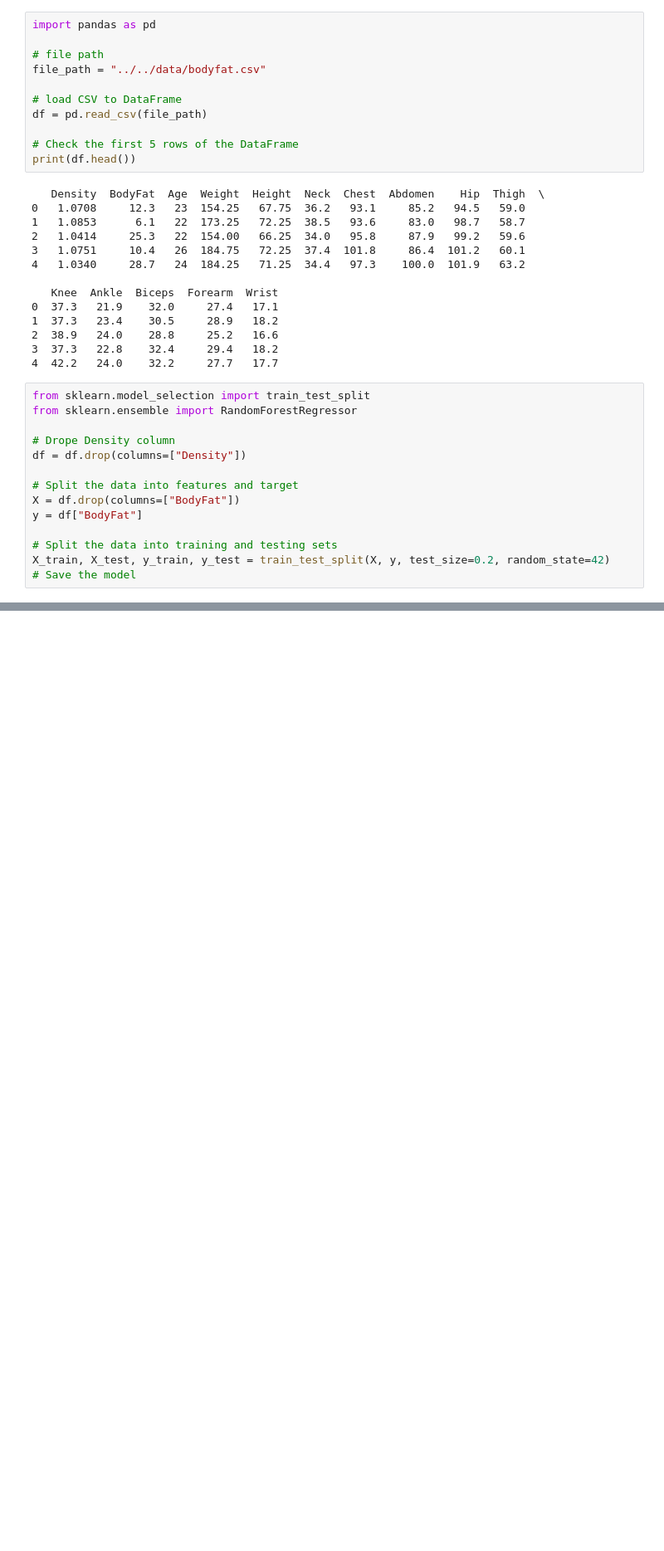
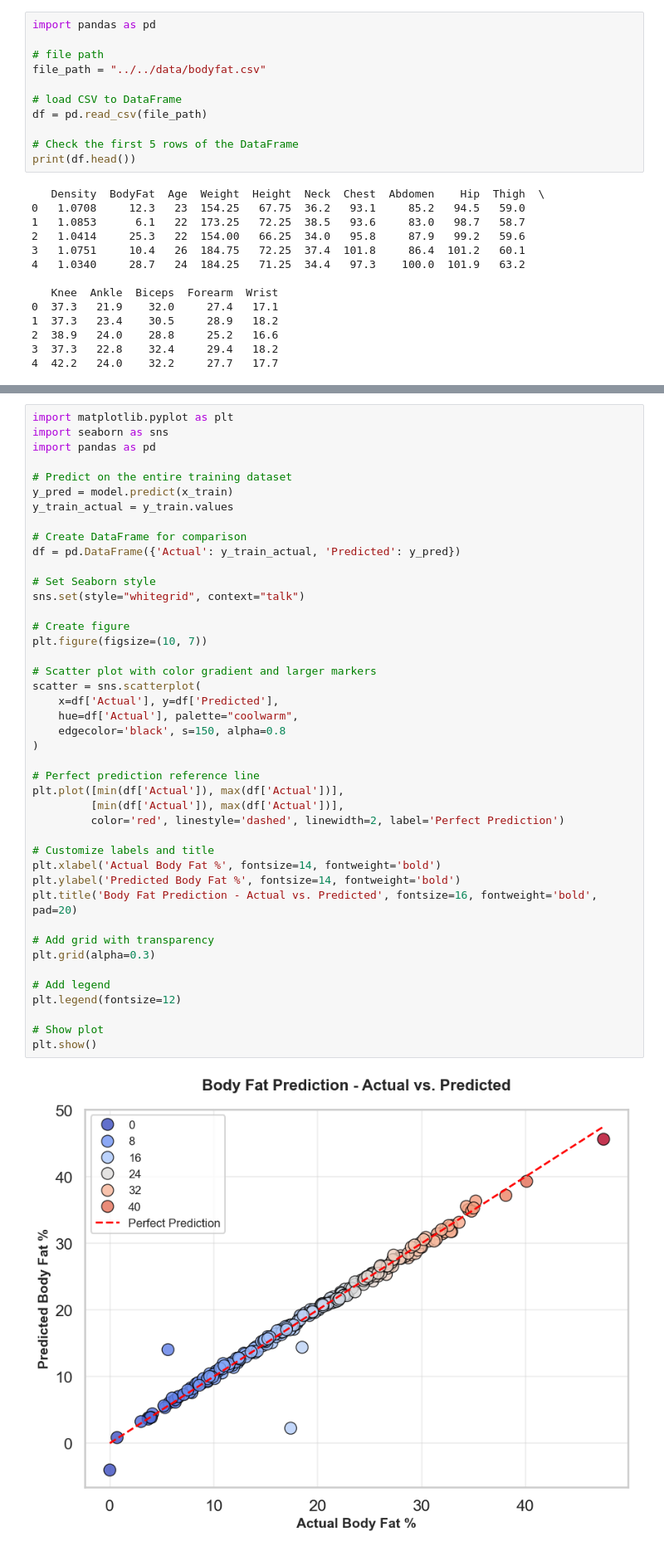
Before and after one commit to tintingong/LeanAI, a Jupyter notebook: Project/notebooks/EDA/eda_ib.ipynb, the cells around one changed output, grey strips where cells are left out. Shown at 83% size. Saved outputs shown, nothing was run; the diff lists cells and outputs as text; blank space fills up the shorter version.

```diff
--- a/Project/notebooks/EDA/eda_ib.ipynb
+++ b/Project/notebooks/EDA/eda_ib.ipynb
@@ -23,17 +23,3 @@ print(df.head())
 2  38.9   24.0    28.8     25.2   16.6
 3  37.3   22.8    32.4     29.4   18.2
 4  42.2   24.0    32.2     27.7   17.7
-# %%
-from sklearn.model_selection import train_test_split
-from sklearn.ensemble import RandomForestRegressor
-
-# Drope Density column
-df = df.drop(columns=["Density"])
-
-# Split the data into features and target
-X = df.drop(columns=["BodyFat"])
-y = df["BodyFat"]
-
-# Split the data into training and testing sets
-X_train, X_test, y_train, y_test = train_test_split(X, y, test_size=0.2, random_state=42)
-# Save the model
@@ -230,0 +136,45 @@ plt.show()
+# %%
+import matplotlib.pyplot as plt
+import seaborn as sns
+import pandas as pd
+
+# Predict on the entire training dataset
+y_pred = model.predict(x_train)
+y_train_actual = y_train.values
+
+# Create DataFrame for comparison
+df = pd.DataFrame({'Actual': y_train_actual, 'Predicted': y_pred})
+
+# Set Seaborn style
+sns.set(style="whitegrid", context="talk")
+
+# Create figure
+plt.figure(figsize=(10, 7))
+
+# Scatter plot with color gradient and larger markers
+scatter = sns.scatterplot(
+    x=df['Actual'], y=df['Predicted'],
+    hue=df['Actual'], palette="coolwarm",
+    edgecolor='black', s=150, alpha=0.8
+)
+
+# Perfect prediction reference line
+plt.plot([min(df['Actual']), max(df['Actual'])],
+         [min(df['Actual']), max(df['Actual'])],
+         color='red', linestyle='dashed', linewidth=2, label='Perfect Prediction')
+
+# Customize labels and title
+plt.xlabel('Actual Body Fat %', fontsize=14, fontweight='bold')
+plt.ylabel('Predicted Body Fat %', fontsize=14, fontweight='bold')
+plt.title('Body Fat Prediction - Actual vs. Predicted', fontsize=16, fontweight='bold', pad=20)
+
+# Add grid with transparency
+plt.grid(alpha=0.3)
+
+# Add legend
+plt.legend(fontsize=12)
+
+# Show plot
+plt.show()
+# %% [output]
+[figure, added]
```
Also changed, not shown: parts of 19 cells of this notebook, 3 other files.
